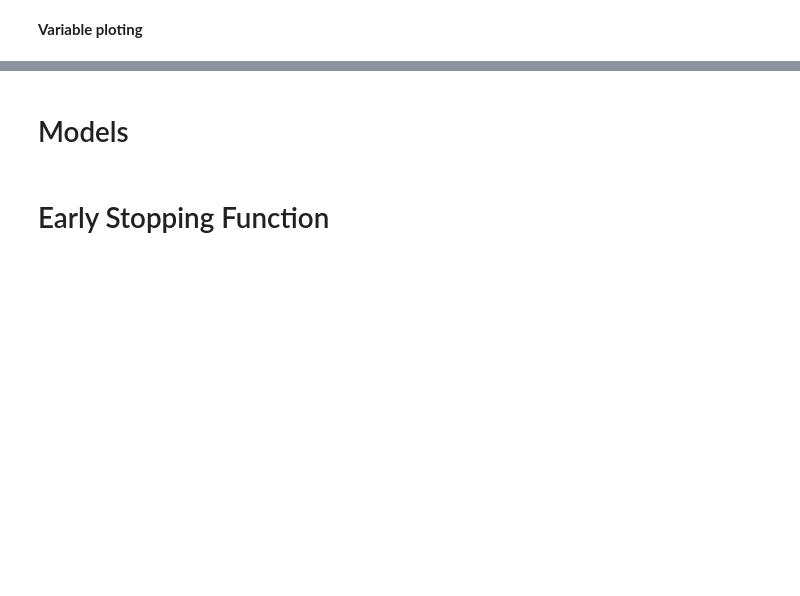
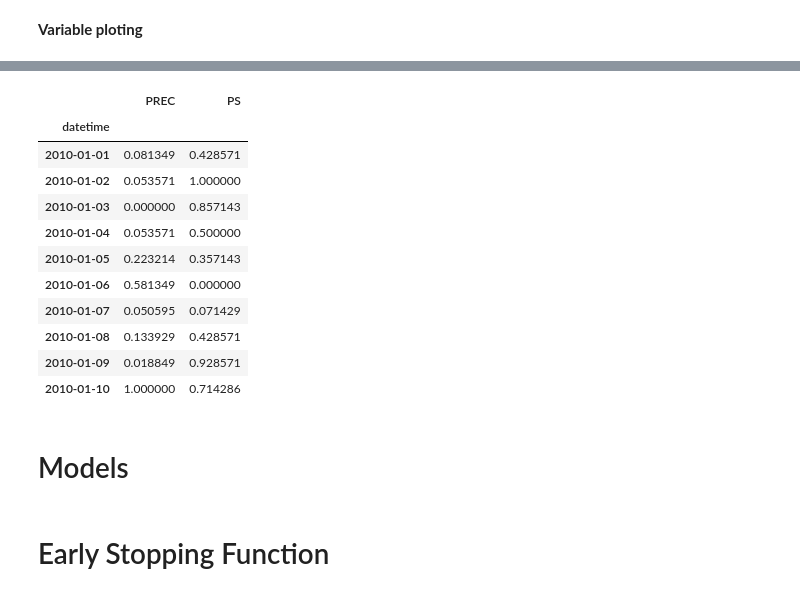
Before and after one commit to AngeClementAkazan/Deep-Learning-for-Weather-Prediction, a Jupyter notebook: notebooks/Temperature/LSTM_Temperature_Forecasting.ipynb, the cells around one changed output, grey strips where cells are left out. Saved outputs shown, nothing was run; the diff lists cells and outputs as text; code cells hidden in the pictures; blank space fills up the shorter version.

```diff
--- a/notebooks/Temperature/LSTM_Temperature_Forecasting.ipynb
+++ b/notebooks/Temperature/LSTM_Temperature_Forecasting.ipynb
@@ -71,3 +138,19 @@ dtype: int64
+# %%
+kgl
+# dt
+# %% [output]
+|  | PREC | PS |
+| datetime |  |  |
+| 2010-01-01 | 0.081349 | 0.428571 |
+| 2010-01-02 | 0.053571 | 1.000000 |
+| 2010-01-03 | 0.000000 | 0.857143 |
+| 2010-01-04 | 0.053571 | 0.500000 |
+| 2010-01-05 | 0.223214 | 0.357143 |
+| 2010-01-06 | 0.581349 | 0.000000 |
+| 2010-01-07 | 0.050595 | 0.071429 |
+| 2010-01-08 | 0.133929 | 0.428571 |
+| 2010-01-09 | 0.018849 | 0.928571 |
+| 2010-01-10 | 1.000000 | 0.714286 |
 # %%
 #################### Datapreprocessing For Temperature   #####################
 
```
Also changed, not shown: parts of 22 cells of this notebook, 1 other file.
